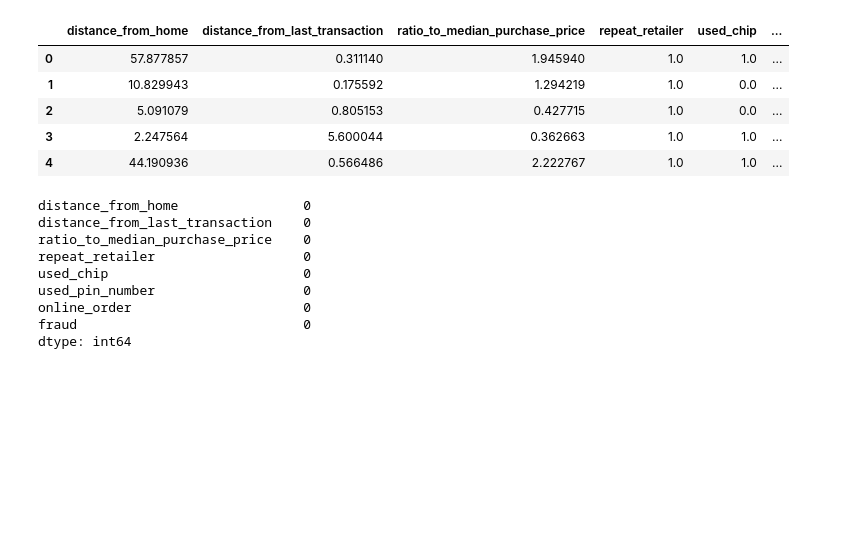
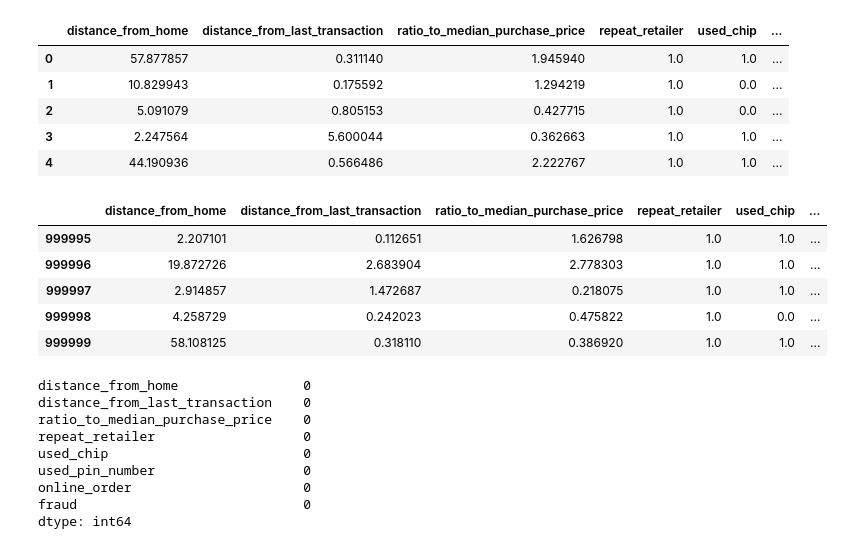
Before and after one commit to JonAndYu/ECON323-Project, a Jupyter notebook: project.ipynb, the cells around one changed output. Cells and saved outputs as stored; diff of their text form; code cells hidden in the pictures; blank space fills up the shorter version.

```diff
--- a/project.ipynb
+++ b/project.ipynb
@@ -111,6 +132,15 @@ raw_df.head()
 | 2 | 5.091079 | 0.805153 | 0.427715 | 1.0 | 0.0 | ... |
 | 3 | 2.247564 | 5.600044 | 0.362663 | 1.0 | 1.0 | ... |
 | 4 | 44.190936 | 0.566486 | 2.222767 | 1.0 | 1.0 | ... |
+# %%
+raw_df.tail()
+# %% [output]
+|  | distance_from_home | distance_from_last_transaction | ratio_to_median_purchase_price | repeat_retailer | used_chip | ... |
+| 999995 | 2.207101 | 0.112651 | 1.626798 | 1.0 | 1.0 | ... |
+| 999996 | 19.872726 | 2.683904 | 2.778303 | 1.0 | 1.0 | ... |
+| 999997 | 2.914857 | 1.472687 | 0.218075 | 1.0 | 1.0 | ... |
+| 999998 | 4.258729 | 0.242023 | 0.475822 | 1.0 | 0.0 | ... |
+| 999999 | 58.108125 | 0.318110 | 0.386920 | 1.0 | 1.0 | ... |
 # %%
 # Shows that there are no null rows that we need to deal with.
 raw_df.isnull().sum()
```
Also changed, not shown: parts of 24 cells of this notebook.
